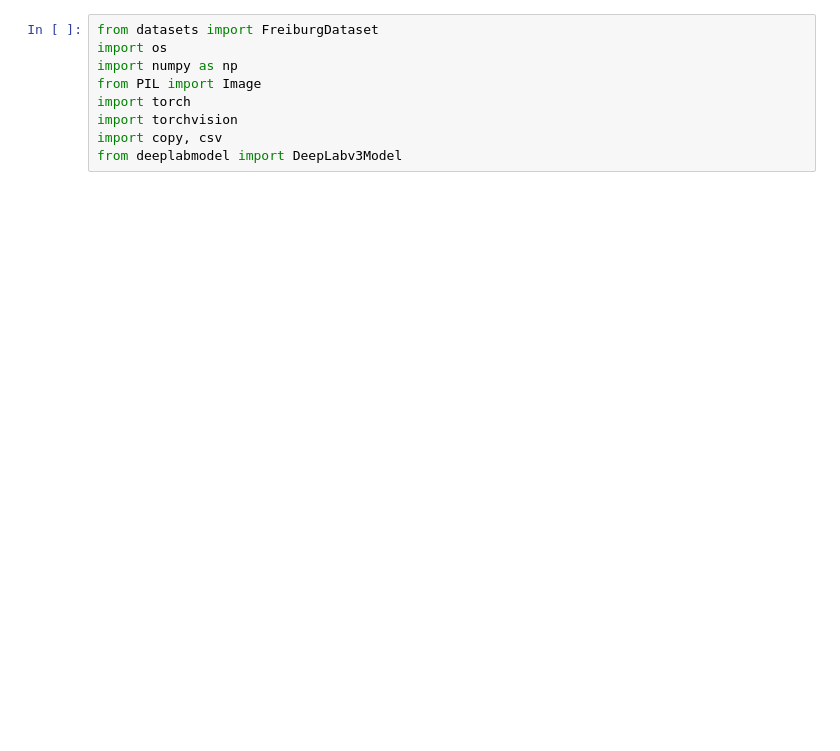
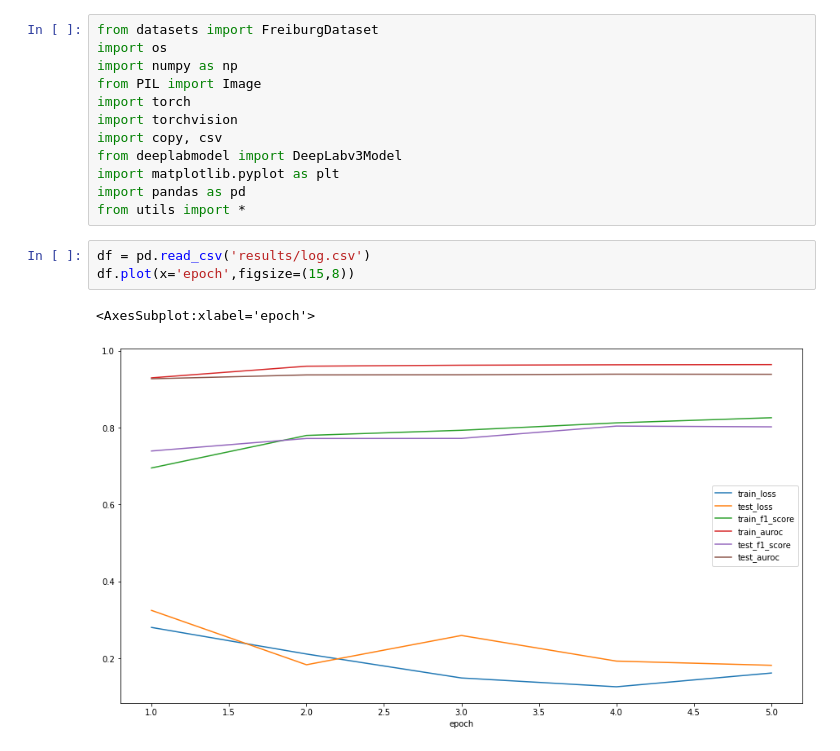
Before and after one commit to Andrewwango/vegetation-segmentation, a Jupyter notebook: forest-mask-rcnn/analysis.ipynb, the cells around one changed output. Saved outputs shown, nothing was run; the diff lists cells and outputs as text; blank space fills up the shorter version.

```diff
--- a/forest-mask-rcnn/analysis.ipynb
+++ b/forest-mask-rcnn/analysis.ipynb
@@ -7,3 +7,12 @@ import torch
 import torchvision
 import copy, csv
 from deeplabmodel import DeepLabv3Model
+import matplotlib.pyplot as plt
+import pandas as pd
+from utils import *
+# %%
+df = pd.read_csv('results/log.csv')
+df.plot(x='epoch',figsize=(15,8))
+# %% [output]
+<AxesSubplot:xlabel='epoch'>
+[figure, added]
```
Also changed, not shown: parts of 17 cells of this notebook, 8 other files.
